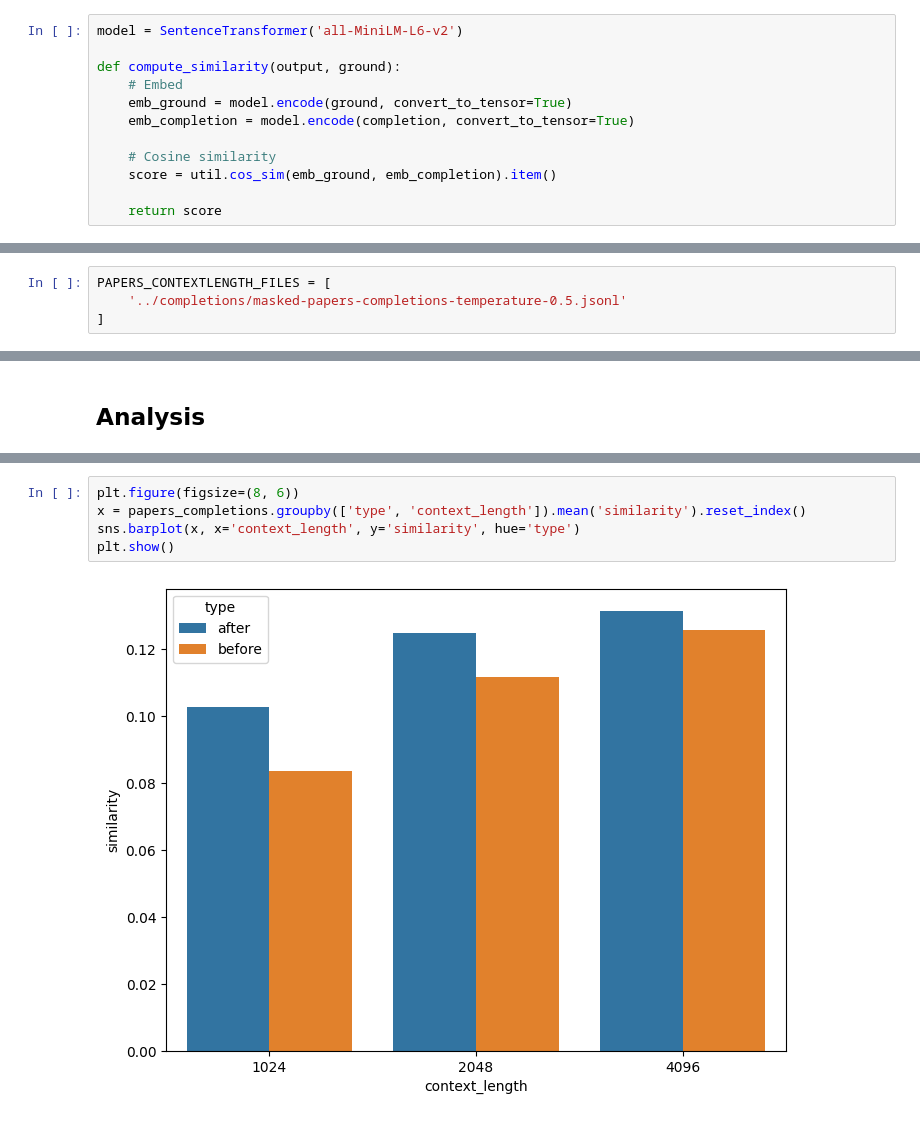
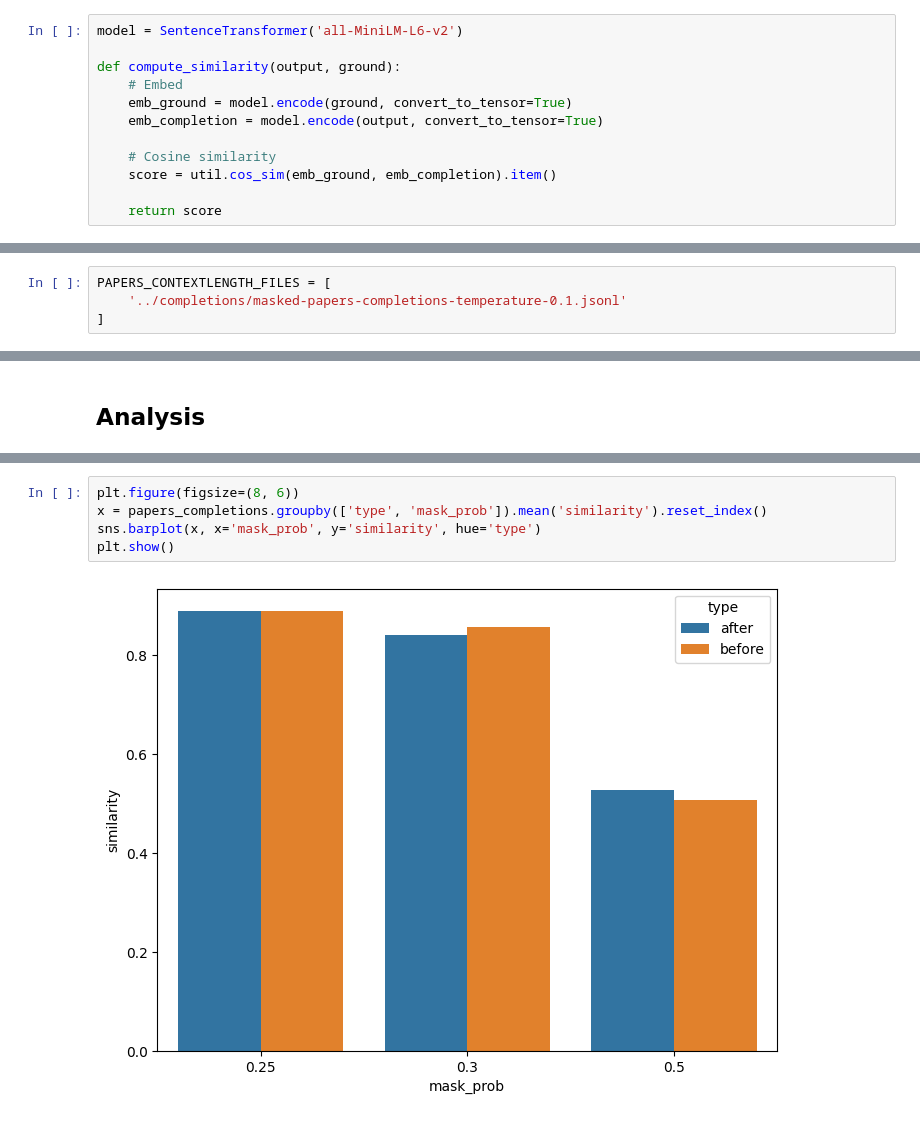
Before and after one commit to millionhz/llm-membership-inference, a Jupyter notebook: analysis/mask-analysis.ipynb, the cells around one changed output, grey strips where cells are left out. Saved outputs shown, nothing was run; the diff lists cells and outputs as text.

```diff
--- a/analysis/mask-analysis.ipynb
+++ b/analysis/mask-analysis.ipynb
@@ -17,7 +17,7 @@ model = SentenceTransformer('all-MiniLM-L6-v2')
 def compute_similarity(output, ground):
     # Embed
     emb_ground = model.encode(ground, convert_to_tensor=True)
-    emb_completion = model.encode(completion, convert_to_tensor=True)
+    emb_completion = model.encode(output, convert_to_tensor=True)
 
     # Cosine similarity
     score = util.cos_sim(emb_ground, emb_completion).item()
@@ -44,7 +42,7 @@ def add_similarity_scores(df):
 ## Read Data
 # %%
 PAPERS_CONTEXTLENGTH_FILES = [
-    '../completions/masked-papers-completions-temperature-0.5.jsonl'
+    '../completions/masked-papers-completions-temperature-0.1.jsonl'
 ]
 # %%
 papers_completions = []
@@ -89,7 +88,7 @@ plt.show()
 # %%
 plt.figure(figsize=(8, 6))
-x = papers_completions.groupby(['type', 'context_length']).mean('similarity').reset_index()
-sns.barplot(x, x='context_length', y='similarity', hue='type')
+x = papers_completions.groupby(['type', 'mask_prob']).mean('similarity').reset_index()
+sns.barplot(x, x='mask_prob', y='similarity', hue='type')
 plt.show()
 # %% [output]
-[figure, old version]
+[figure, new version]
```
Also changed, not shown: parts of 9 cells of this notebook, 2 other files.
